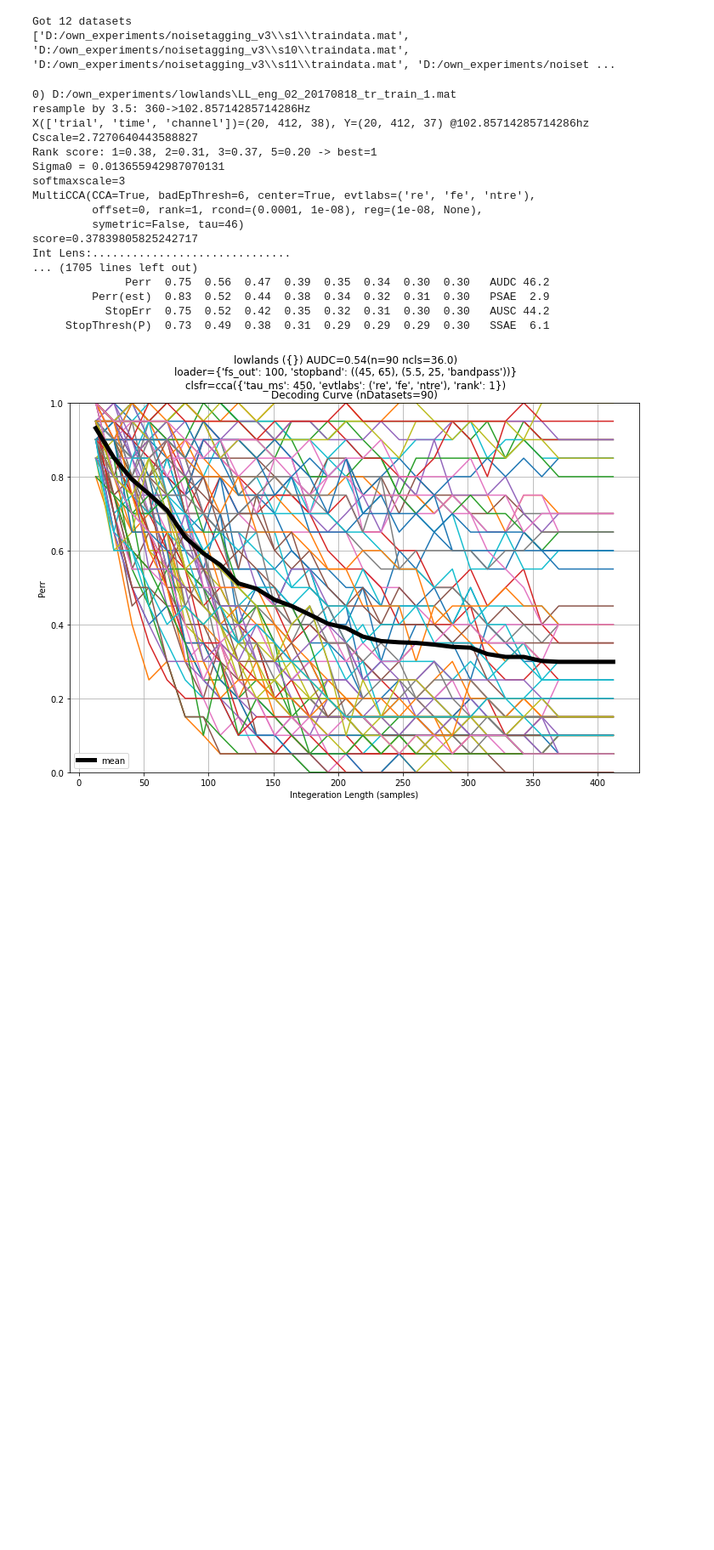
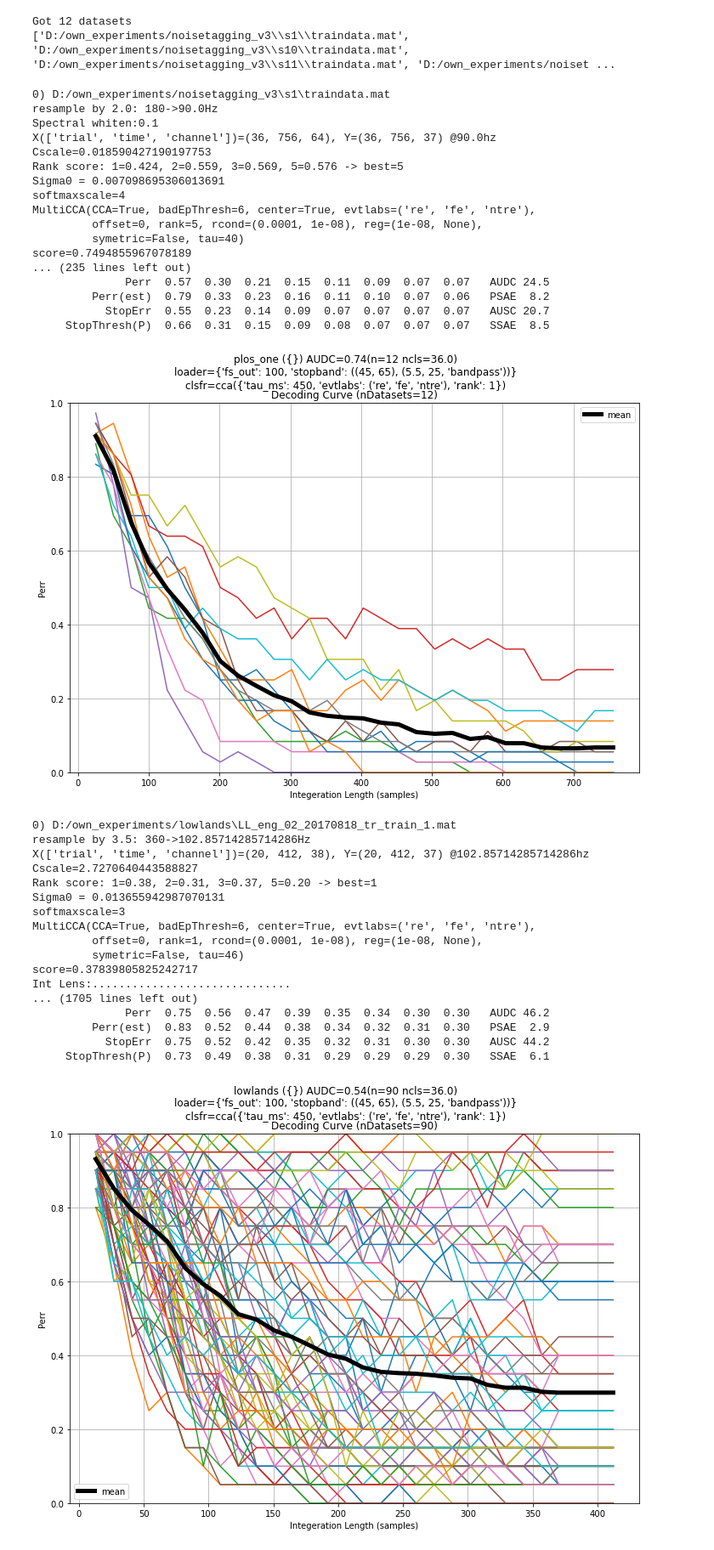
Before and after one commit to mindaffect/pymindaffectBCI, a Jupyter notebook: mindaffectBCI/decoder/analyse_datasets.ipynb, the cells around one changed output. Shown at 85% size. Cells and saved outputs as stored; diff of their text form; code cells hidden in the pictures; blank space fills up the shorter version.

```diff
--- a/mindaffectBCI/decoder/analyse_datasets.ipynb
+++ b/mindaffectBCI/decoder/analyse_datasets.ipynb
@@ -19,30 +19,50 @@ Got 12 datasets
 # %%
 # run all 'plos_one' datasets with cross-validation to estimate system performance, with:
 #   dataset:string - dataset to load, using datasets.get_dataset.  See datasets.py for full list datasets
 #   loader_args:dict - fs_out:float - output-sample-rate of 100Hz
 #                  stopband:list - list of stop-bands/pass-bands applied during loading before slicing.
 #                            (45,65) = block line-noise (50/60hz), (3,25,'bandpass') = pass between 3 and 25hz
 #   preprocess_args:dict - set of parameters to pass to the preprocessor (if any)
 #   model:string - type of model to fit, including: 'cca','fwd','bwd','ridge','lr','svr','svc','sklearn' see model_fitting for full list.
 #                  Note: different models may require different parameters in clsfr_args
 #   clsfr_args:dict - tau_ms:float - stimulus response length in milliseconds
 #                 evtlabs:list - list of brain-events to use (see stim2event.py for full possibilities)  're'=rising-edge, 'fe'=falling-edge
 #                 rank:int - rank of the decomposition to fit
 analyse_datasets('plos_one',loader_args=dict(fs_out=100,stopband=((45,65),(5.5,25,'bandpass'))),
                  preprocess_args=dict(badChannelThresh=None, badTrialThresh=None, whiten=False, whiten_spectrum=.1),
-                 model='cca',clsfr_args=dict(tau_ms=450,evtlabs=('re','fe','ntre'),rank=1),ranks=(1,2,3,5))
+                 model='cca',clsfr_args=dict(tau_ms=450,evtlabs=('re','fe','ntre'),rank=1),ranks=(1,2,3,5),prediction_offsets=(-1,0,1))
 #  when it's done it will make a summary plot ofthe decoding curves over all the datasets
 
 # bp=3-25, tau=450, rank=(1,2,3,5), ofs=80, spect_wht=.1 -> .77 (@.04 : 21,14,19,14)
 # bp=5.5-25 tau=450, rank=(1,2,3,5), ofs=80, spect_wht=.1 -> .76 (@.05 : 21,14,19,14)  (3hz helps s12)
 # bp=5.5-25 tau=450, evtlabs=('re','fe','ntre') rank=(1,2,3,5), ofs=80, spect_wht=.1 -> .76 (@.05 : 21,14,19,14)
+# bp=5.5-25 tau=450, evtlabs=('re','fe','ntre') rank=(1,2,3,5), ofs=80, spect_wht=.1, pred_offsets=(-1,0,1) -> .74 (@.07 : 24,8,21,9)
 # bp=3-25, tau=450, rank=(1,2,3,5), ofs=80 -> .75 (@.07 : 16,22,13,32)
 # bp=3-25, tau=500, rank=3, reg=.02, ofs=80 -> .75 (@.09)
 # bp=3-25, tau=450, rank=1, reg=.02, ofs=80 -> .71 (@.12 : 28,20,26,8)
 # bp=3-25, tau=450, rank=1, reg=.02, ofs=80, spect_whiten=.01 -> .71 (@.09 : 28,19,25,16)
 # bp=3-25, tau=450, rank=1, reg=.02, ofs=80, spect_whiten=.05 -> .70 (@.09 : 28,15,25,13)
 # bp=3-25, tau=450, rank=1, reg=.02, ofs=80, spect_whiten=.01 -> .66 (@.12 : 32,13,29,11)
 # bp=3-25, tau=450, rank=1, reg=.02, ofs=80, evtlabs=('re','fe','anyfe') -> .67 (@.14)
+# %% [output]
+0) D:/own_experiments/noisetagging_v3\s1\traindata.mat
+resample by 2.0: 180->90.0Hz
+Spectral whiten:0.1
+X(['trial', 'time', 'channel'])=(36, 756, 64), Y=(36, 756, 37) @90.0hz
+Cscale=0.018590427190197753
+Rank score: 1=0.424, 2=0.559, 3=0.569, 5=0.576 -> best=5
+Sigma0 = 0.007098695306013691
+softmaxscale=4
+MultiCCA(CCA=True, badEpThresh=6, center=True, evtlabs=('re', 'fe', 'ntre'),
+         offset=0, rank=5, rcond=(0.0001, 1e-08), reg=(1e-08, None),
+         symetric=False, tau=40)
+score=0.7494855967078189
+... (235 lines left out)
+              Perr  0.57  0.30  0.21  0.15  0.11  0.09  0.07  0.07   AUDC 24.5
+         Perr(est)  0.79  0.33  0.23  0.16  0.11  0.10  0.07  0.06   PSAE  8.2
+           StopErr  0.55  0.23  0.14  0.09  0.07  0.07  0.07  0.07   AUSC 20.7
+     StopThresh(P)  0.66  0.31  0.15  0.09  0.08  0.07  0.07  0.07   SSAE  8.5
+[figure, added]
 # %%
 analyse_datasets('plos_one',loader_args=dict(fs_out=60,stopband=(3,30,'bandpass')),
                  model='lr',clsfr_args=dict(tau_ms=350,evtlabs=('re','fe')))
```
Also changed, not shown: parts of 1 cell of this notebook, 6 other files.
